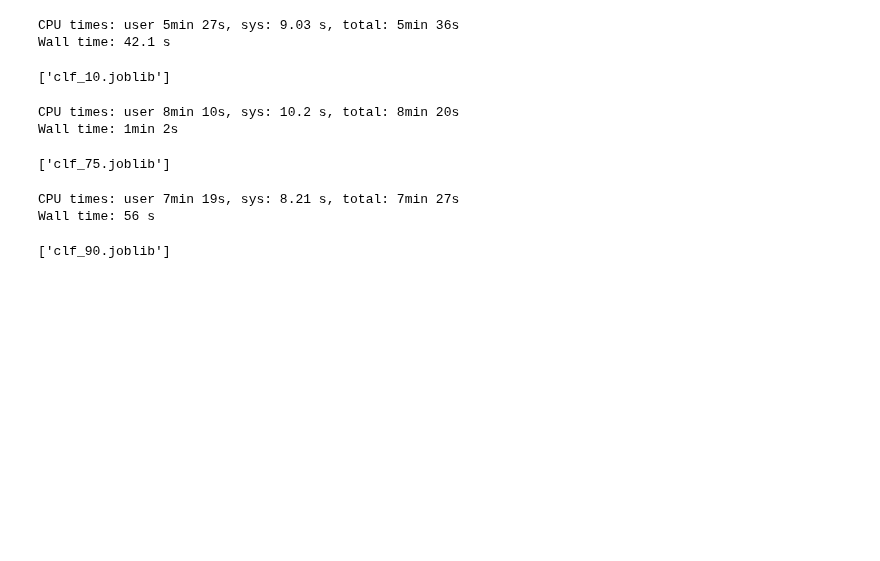
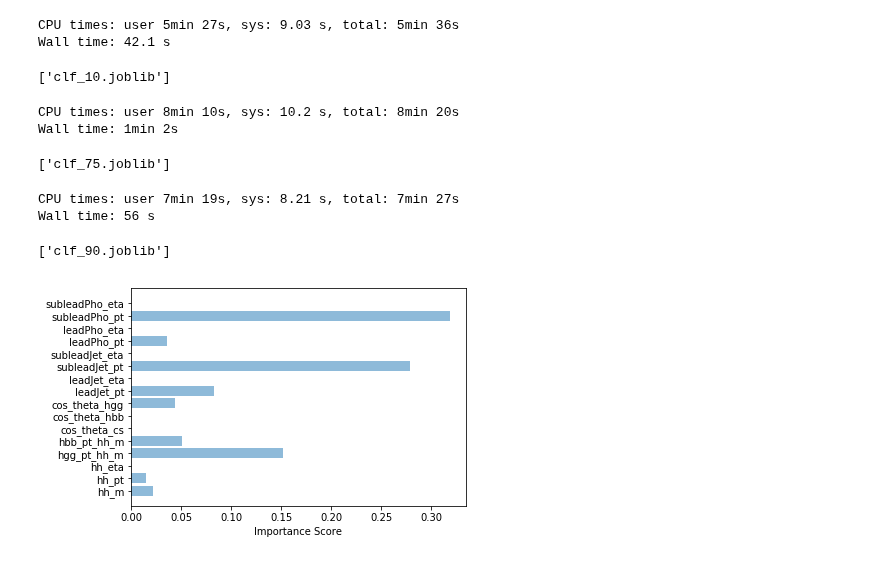
Before and after one commit to gitanjalipoddar/HHbbgg_ETH, a Jupyter notebook: GenResponse/notebooks/quick_train_withb.ipynb, the cells around one changed output. Saved outputs shown, nothing was run; the diff lists cells and outputs as text; code cells hidden in the pictures; blank space fills up the shorter version.

Commit message:
features importance

```diff
--- a/GenResponse/notebooks/quick_train_withb.ipynb
+++ b/GenResponse/notebooks/quick_train_withb.ipynb
@@ -260,3 +260,14 @@ joblib.dump(clf, 'clf_90.joblib')
 CPU times: user 7min 19s, sys: 8.21 s, total: 7min 27s
 Wall time: 56 s
 ['clf_90.joblib']
+# %%
+#features importance
+clf=joblib.load('clf_10.joblib')
+importance=clf.feature_importances_
+y_pos=np.arange(len(features))
+plt.barh(y_pos,importance,align='center',alpha=0.5)
+plt.yticks(y_pos,features)
+plt.xlabel('Importance Score')
+plt.show()
+# %% [output]
+[figure, added]
```
